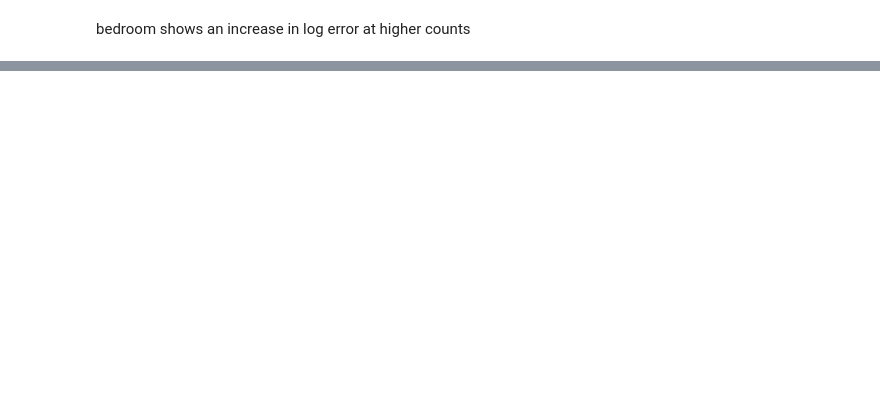
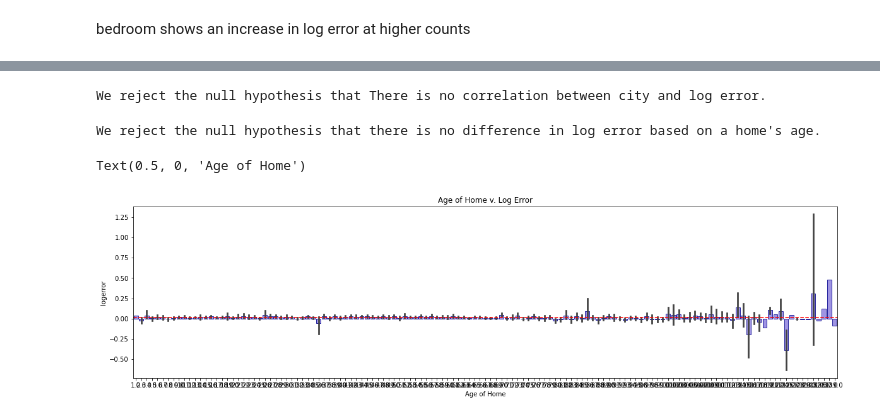
Before and after one commit to lindyc12/Zillow_project, a Jupyter notebook: explore_zillow.ipynb, the cells around one changed output, grey strips where cells are left out. Cells and saved outputs as stored; diff of their text form; code cells hidden in the pictures; blank space fills up the shorter version.

```diff
--- a/explore_zillow.ipynb
+++ b/explore_zillow.ipynb
@@ -178,12 +175,47 @@ train.shape
-# %%
-# scale data
-
-scaler = MinMaxScaler()
-
-scaler.fit(train)
-
-train_scaled = scaler.transform(train)
-validate_scaled = scaler.transform(validate)
-test_scaled = scaler.transform(test)
-
-train_scaled
+# %%
+sns.set_palette("rocket")
+sns.pairplot(train[['logerror', 'age']])
+# %%
+#𝐻0 :Properties in each city have the same log error.
+#𝐻𝑎 : Properties in the City of Los Angeles have a higher log error.
+
+alpha = 0.05
+
+x = train[train.cola == 1].logerror
+y = train[train.cola != 1].logerror
+
+null_hypothesis = "There is no correlation between city and log error."
+
+t, p= stats.ttest_ind(x, y)
+
+if p >  alpha:
+    print("We fail to reject the null hypothesis. The null hypothesis is that", null_hypothesis)
+else:
+    print("We reject the null hypothesis that", null_hypothesis)
+# %% [output]
+We reject the null hypothesis that There is no correlation between city and log error.
+# %%
+# 𝐻0 : There is no difference in median log error in properties built in different years
+# 𝐻𝑎 : Property age affects median log error
+x = train.age
+y = train.logerror
+
+r, p = stats.pearsonr(x,y)
+
+
+if p < alpha:
+    print("We reject the null hypothesis that there is no difference in log error based on a home's age.")
+else:
+    print("We fail to reject the null hypothesis")
+# %% [output]
+We reject the null hypothesis that there is no difference in log error based on a home's age.
+# %%
+plt.figure(figsize=(20,5))
+sns.barplot(train. age, train.logerror, data=train, alpha=.8, color='mediumslateblue', edgecolor = 'darkblue')
+overall_rate = train.logerror.mean()
+plt.axhline(overall_rate, ls='--', color='red', )
+plt.title('Age of Home v. Log Error')
+plt.xlabel("Age of Home")
+# %% [output]
+Text(0.5, 0, 'Age of Home')
+[figure, added]
```
Also changed, not shown: parts of 75 cells of this notebook.
